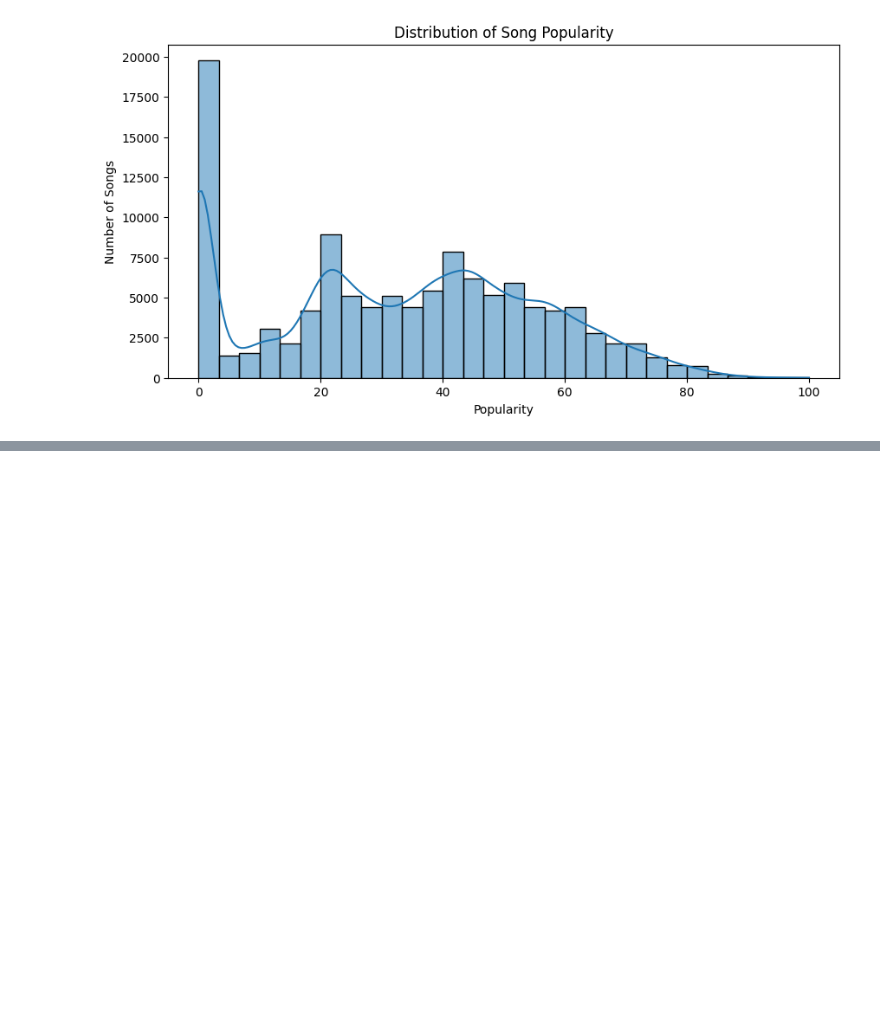
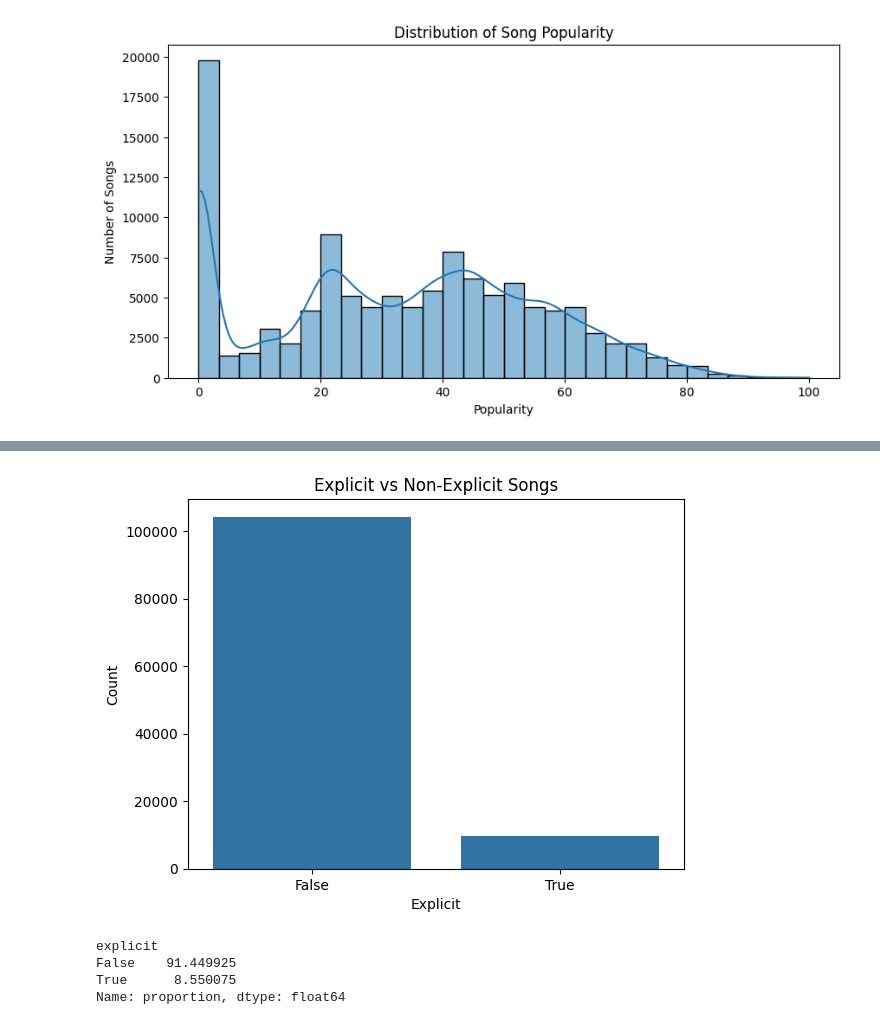
Before and after one commit to Dishitha0607/Thiranex_Internship, a Jupyter notebook: Exploratory-Data-Analysis/data_set.ipynb, the cells around one changed output, grey strips where cells are left out. Cells and saved outputs as stored; diff of their text form; code cells hidden in the pictures; blank space fills up the shorter version.

```diff
--- a/Exploratory-Data-Analysis/data_set.ipynb
+++ b/Exploratory-Data-Analysis/data_set.ipynb
@@ -119,0 +137,19 @@ plt.show()
+# %%
+#Visualisation - Explicit vs Non-Explicit Songs
+
+plt.Figure(figsize=(6,4))
+sns.countplot(x="explicit", data=df)
+
+plt.title("Explicit vs Non-Explicit Songs")
+plt.xlabel("Explicit")
+plt.ylabel("Count")
+plt.show()
+# %% [output]
+[figure, added]
+# %%
+df["explicit"].value_counts(normalize=True)*100
+# %% [output]
+explicit
+False    91.449925
+True      8.550075
+Name: proportion, dtype: float64
```
Also changed, not shown: parts of 4 cells of this notebook, 1 other file.
